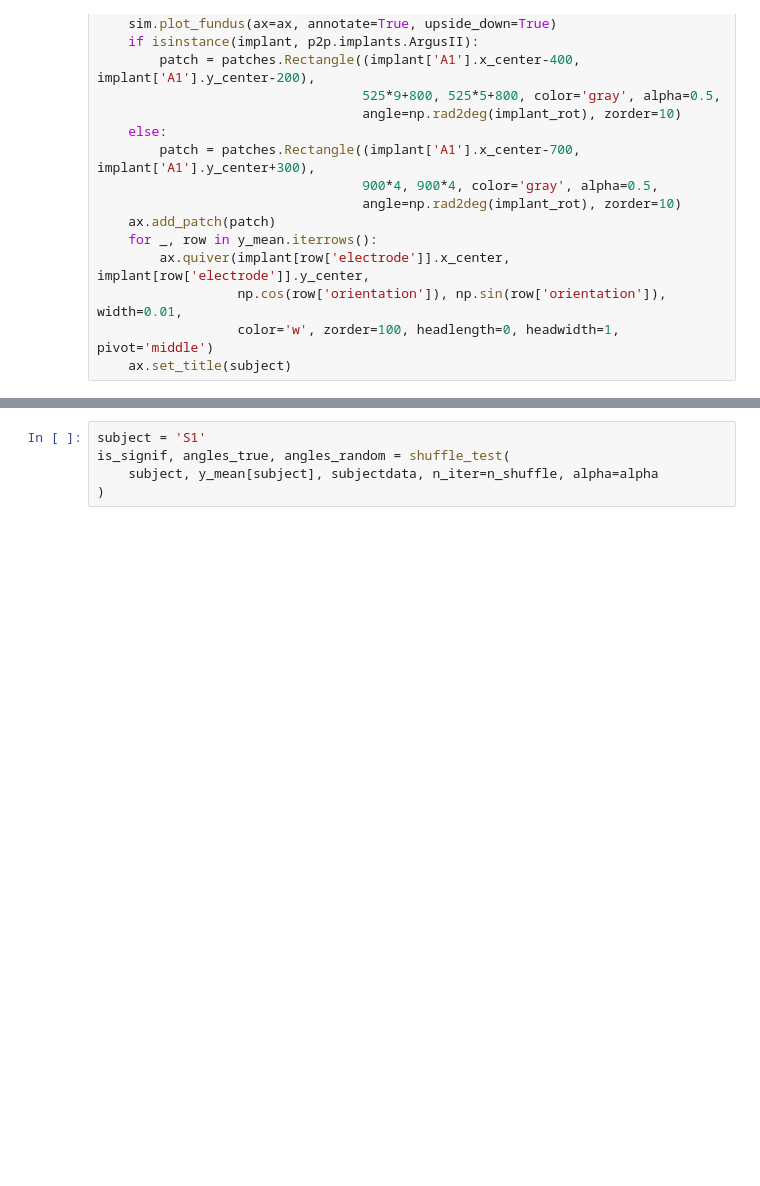
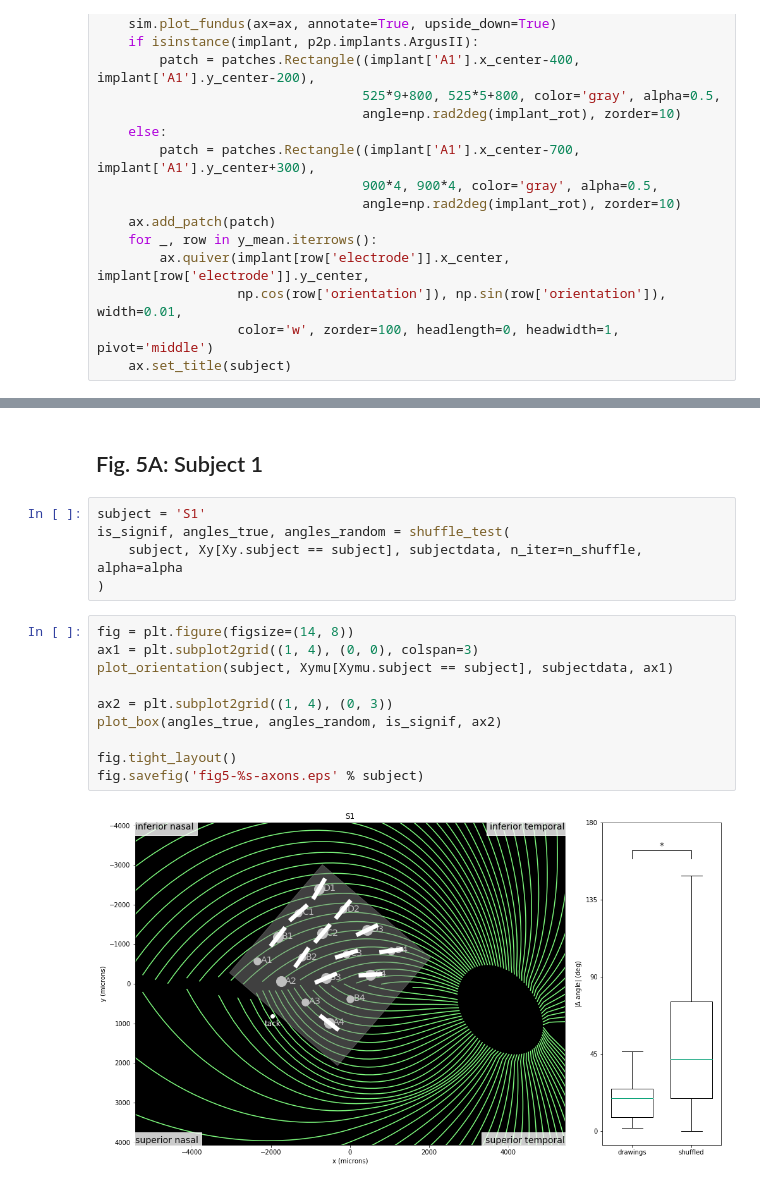
Before and after one commit to VisCog/ArgusShapes, a Jupyter notebook: figures/fig5-axon-map-orientation.ipynb, the cells around one changed output, grey strips where cells are left out. Drawn from its saved outputs; the diff is of its cells as text; blank space fills up the shorter version.

```diff
--- a/figures/fig5-axon-map-orientation.ipynb
+++ b/figures/fig5-axon-map-orientation.ipynb
@@ -133,5 +144,19 @@ def plot_orientation(subject, y_mean, subjectdata, ax):
+# %% [markdown]
+## Fig. 5A: Subject 1
 # %%
 subject = 'S1'
 is_signif, angles_true, angles_random = shuffle_test(
-    subject, y_mean[subject], subjectdata, n_iter=n_shuffle, alpha=alpha
+    subject, Xy[Xy.subject == subject], subjectdata, n_iter=n_shuffle, alpha=alpha
 )
+# %%
+fig = plt.figure(figsize=(14, 8))
+ax1 = plt.subplot2grid((1, 4), (0, 0), colspan=3)
+plot_orientation(subject, Xymu[Xymu.subject == subject], subjectdata, ax1)
+
+ax2 = plt.subplot2grid((1, 4), (0, 3))
+plot_box(angles_true, angles_random, is_signif, ax2)
+
+fig.tight_layout()
+fig.savefig('fig5-%s-axons.eps' % subject)
+# %% [output]
+[figure, added]
```
Also changed, not shown: parts of 32 cells of this notebook, 2 other files.
